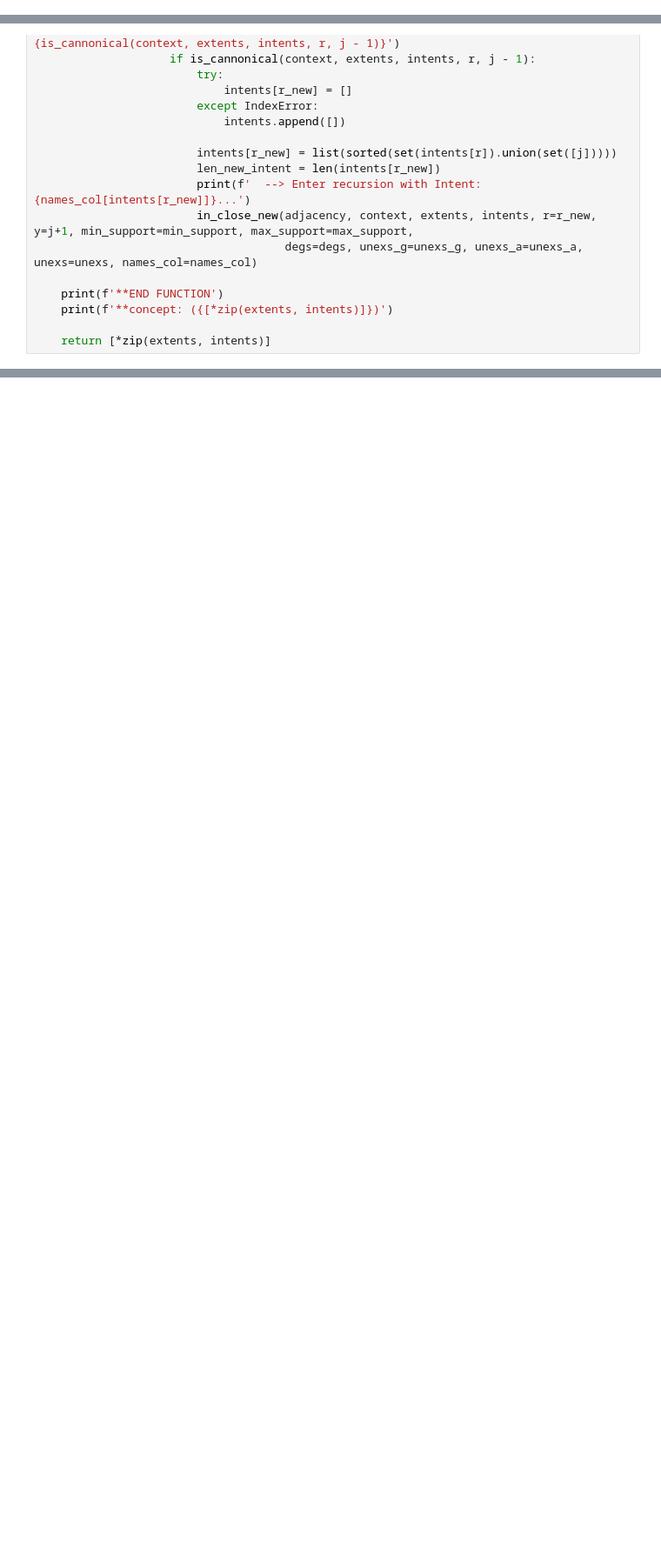
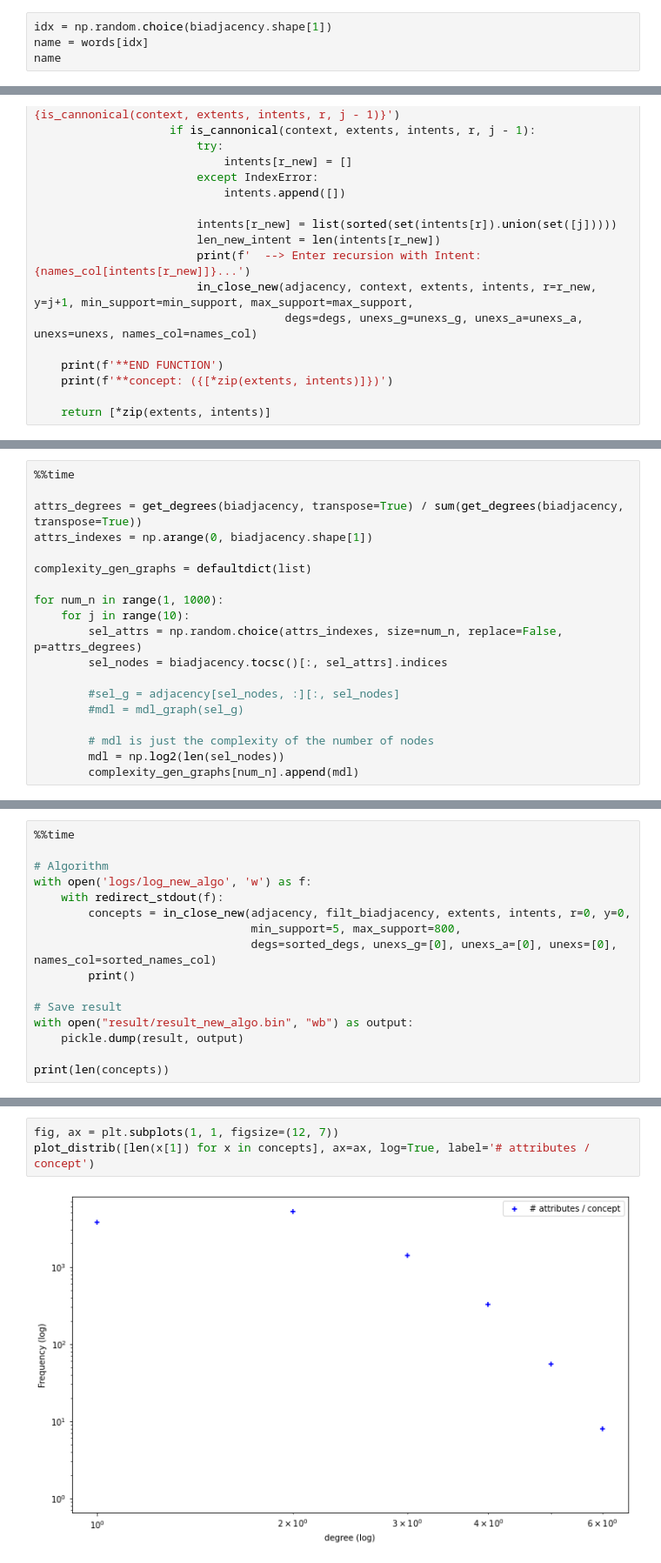
Before and after one commit to Co-MEG/CoMEG, a Jupyter notebook: notebooks/4_unexpected_concepts_custom_datasets.ipynb, the cells around one changed output, grey strips where cells are left out. Shown at 87% size. Cells and saved outputs as stored; diff of their text form; blank space fills up the shorter version.

Commit message:
cleaned InClose + unexpectedness without IsCannonical

```diff
--- a/notebooks/4_unexpected_concepts_custom_datasets.ipynb
+++ b/notebooks/4_unexpected_concepts_custom_datasets.ipynb
@@ -360,0 +476,4 @@ for c in pattern_list:
+# %%
+idx = np.random.choice(biadjacency.shape[1])
+name = words[idx]
+name
@@ -1511,0 +1822,19 @@ def in_close_new(adjacency, context, extents, intents, r=0, y=0, min_support=0,
+# %%
+%%time
+
+attrs_degrees = get_degrees(biadjacency, transpose=True) / sum(get_degrees(biadjacency, transpose=True))
+attrs_indexes = np.arange(0, biadjacency.shape[1])
+
+complexity_gen_graphs = defaultdict(list)
+
+for num_n in range(1, 1000):
+    for j in range(10):
+        sel_attrs = np.random.choice(attrs_indexes, size=num_n, replace=False, p=attrs_degrees)
+        sel_nodes = biadjacency.tocsc()[:, sel_attrs].indices
+
+        #sel_g = adjacency[sel_nodes, :][:, sel_nodes]
+        #mdl = mdl_graph(sel_g)
+
+        # mdl is just the complexity of the number of nodes
+        mdl = np.log2(len(sel_nodes))
+        complexity_gen_graphs[num_n].append(mdl)
@@ -1511,0 +1994,16 @@ def in_close_new(adjacency, context, extents, intents, r=0, y=0, min_support=0,
+# %%
+%%time
+
+# Algorithm
+with open('logs/log_new_algo', 'w') as f:
+    with redirect_stdout(f):
+        concepts = in_close_new(adjacency, filt_biadjacency, extents, intents, r=0, y=0,
+                                min_support=5, max_support=800,
+                                degs=sorted_degs, unexs_g=[0], unexs_a=[0], unexs=[0], names_col=sorted_names_col)
+        print()
+
+# Save result
+with open("result/result_new_algo.bin", "wb") as output:
+    pickle.dump(result, output)
+
+print(len(concepts))
@@ -1511,0 +2018,5 @@ def in_close_new(adjacency, context, extents, intents, r=0, y=0, min_support=0,
+# %%
+fig, ax = plt.subplots(1, 1, figsize=(12, 7))
+plot_distrib([len(x[1]) for x in concepts], ax=ax, log=True, label='# attributes / concept')
+# %% [output]
+[figure, added]
```
Also changed, not shown: parts of 44 cells of this notebook.
